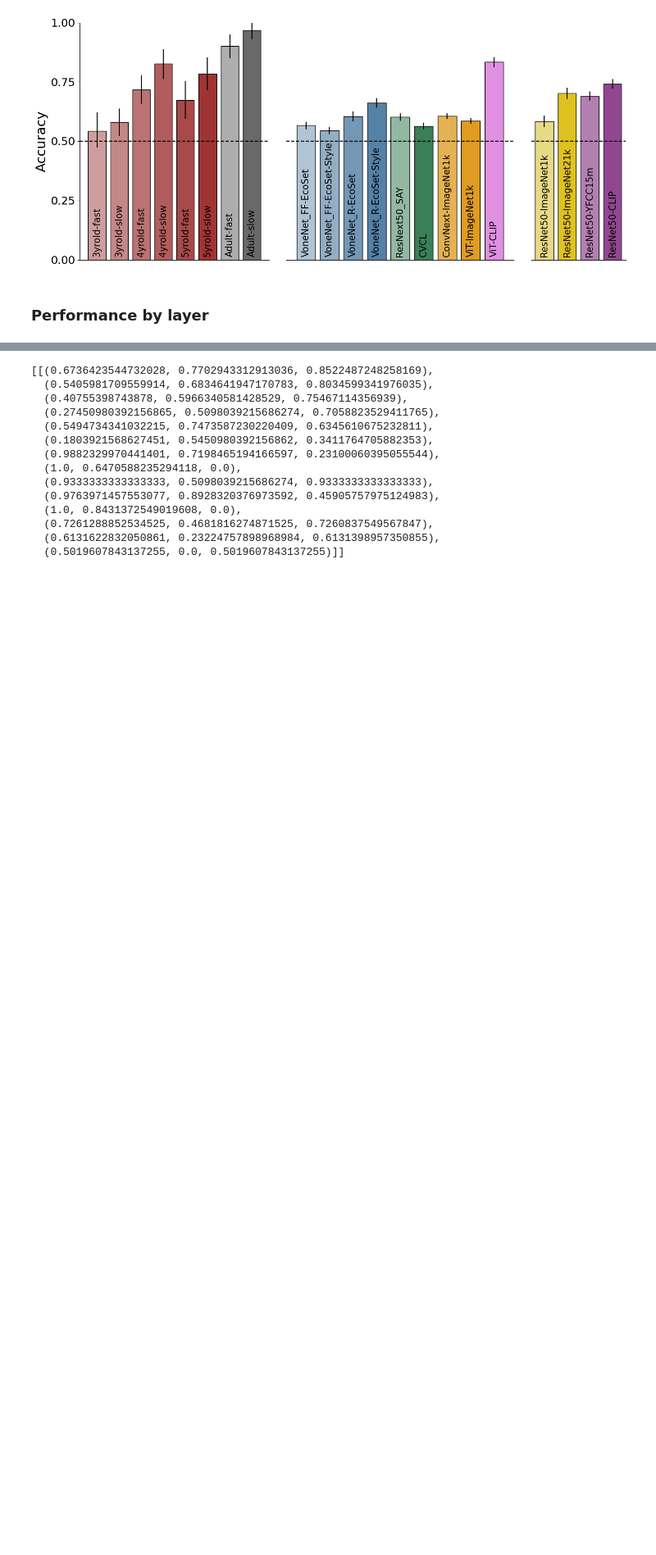
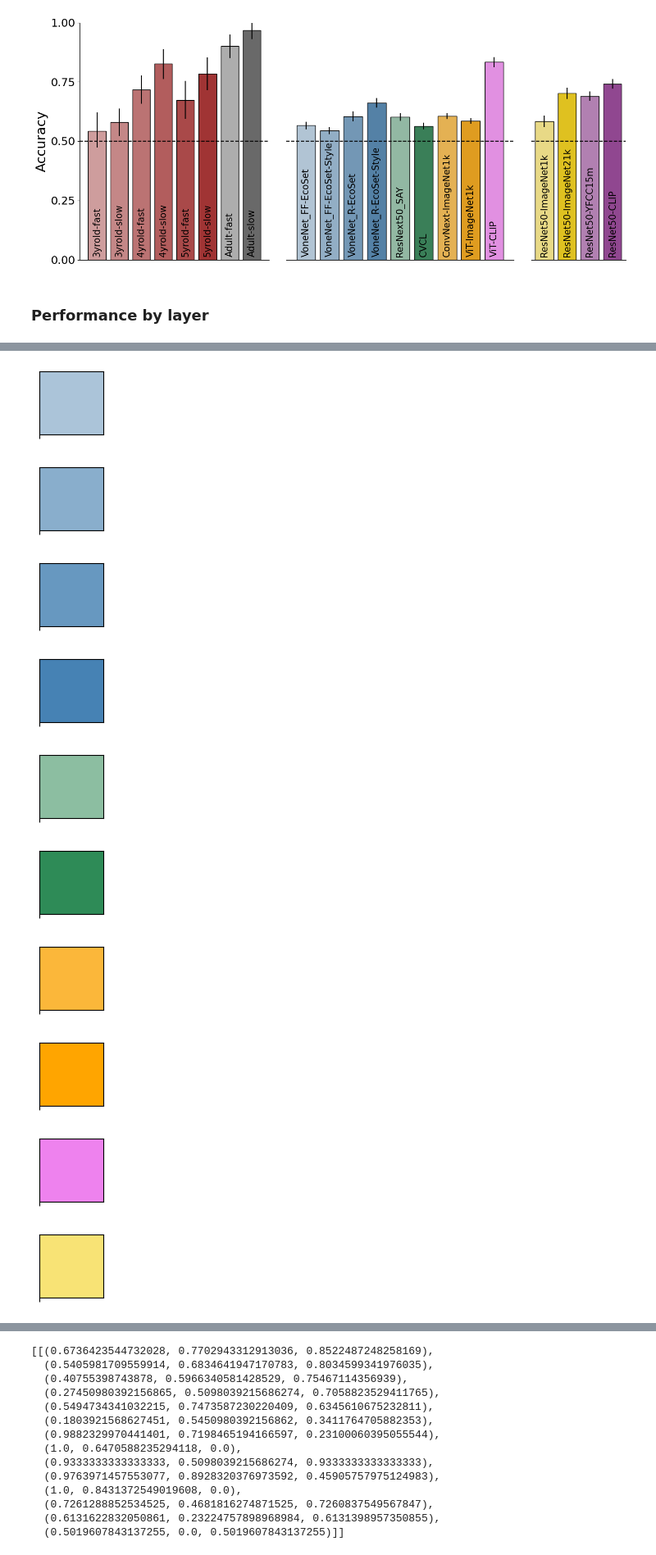
Before and after one commit to vayzenb/kornet, a Jupyter notebook: analyses/sub_analysis.ipynb, the cells around one changed output, grey strips where cells are left out. Shown at 82% size. Drawn from its saved outputs; the diff is of its cells as text; code cells hidden in the pictures; blank space fills up the shorter version.

```diff
--- a/analyses/sub_analysis.ipynb
+++ b/analyses/sub_analysis.ipynb
@@ -833,0 +855,15 @@ for i in range(len(human_data)):
+# %%
+#visualize model_colors
+for i in model_colors:
+    sns.palplot([i])
+# %% [output]
+[figure, added]
+[figure, added]
+[figure, added]
+[figure, added]
+[figure, added]
+[figure, added]
+[figure, added]
+[figure, added]
+[figure, added]
+[figure, added]
```
Also changed, not shown: parts of 5 cells of this notebook, 16 other files.
